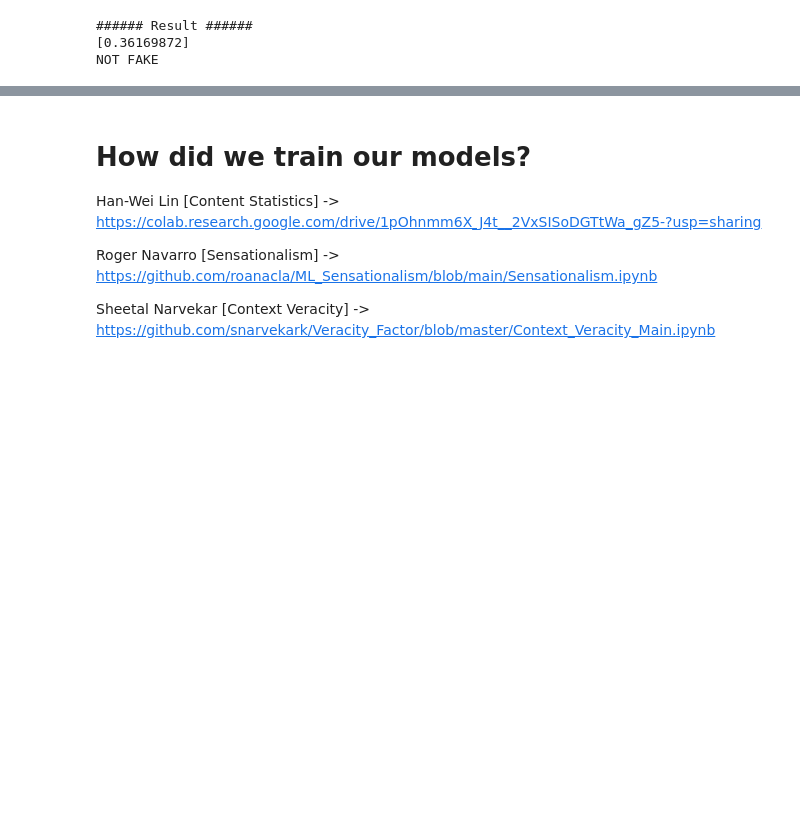
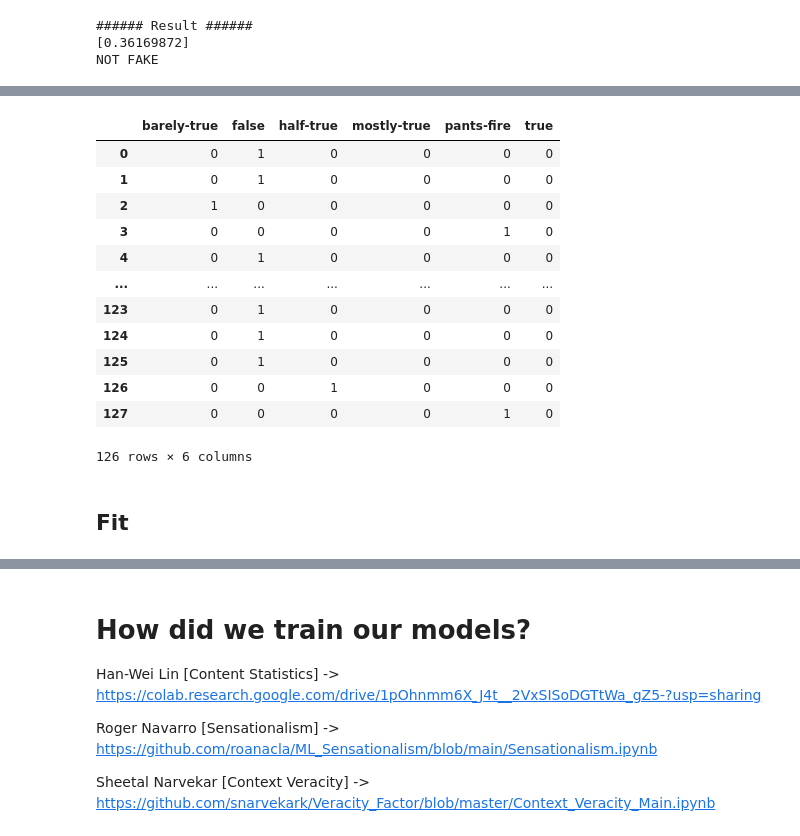
Before and after one commit to roanacla/FactorsIntegration, a Jupyter notebook: Factors_Integration.ipynb, the cells around one changed output, grey strips where cells are left out. Drawn from its saved outputs; the diff is of its cells as text; code cells hidden in the pictures; blank space fills up the shorter version.

```diff
--- a/Factors_Integration.ipynb
+++ b/Factors_Integration.ipynb
@@ -129,0 +283,18 @@ NOT FAKE
+# %%
+d_y_train
+# %% [output]
+|  | barely-true | false | half-true | mostly-true | pants-fire | true |
+| 0 | 0 | 1 | 0 | 0 | 0 | 0 |
+| 1 | 0 | 1 | 0 | 0 | 0 | 0 |
+| 2 | 1 | 0 | 0 | 0 | 0 | 0 |
+| 3 | 0 | 0 | 0 | 0 | 1 | 0 |
+| 4 | 0 | 1 | 0 | 0 | 0 | 0 |
+| ... | ... | ... | ... | ... | ... | ... |
+| 123 | 0 | 1 | 0 | 0 | 0 | 0 |
+| 124 | 0 | 1 | 0 | 0 | 0 | 0 |
+| 125 | 0 | 1 | 0 | 0 | 0 | 0 |
+| 126 | 0 | 0 | 1 | 0 | 0 | 0 |
+| 127 | 0 | 0 | 0 | 0 | 1 | 0 |
+126 rows × 6 columns
+# %% [markdown]
+## Fit
```
Also changed, not shown: parts of 23 cells of this notebook.
